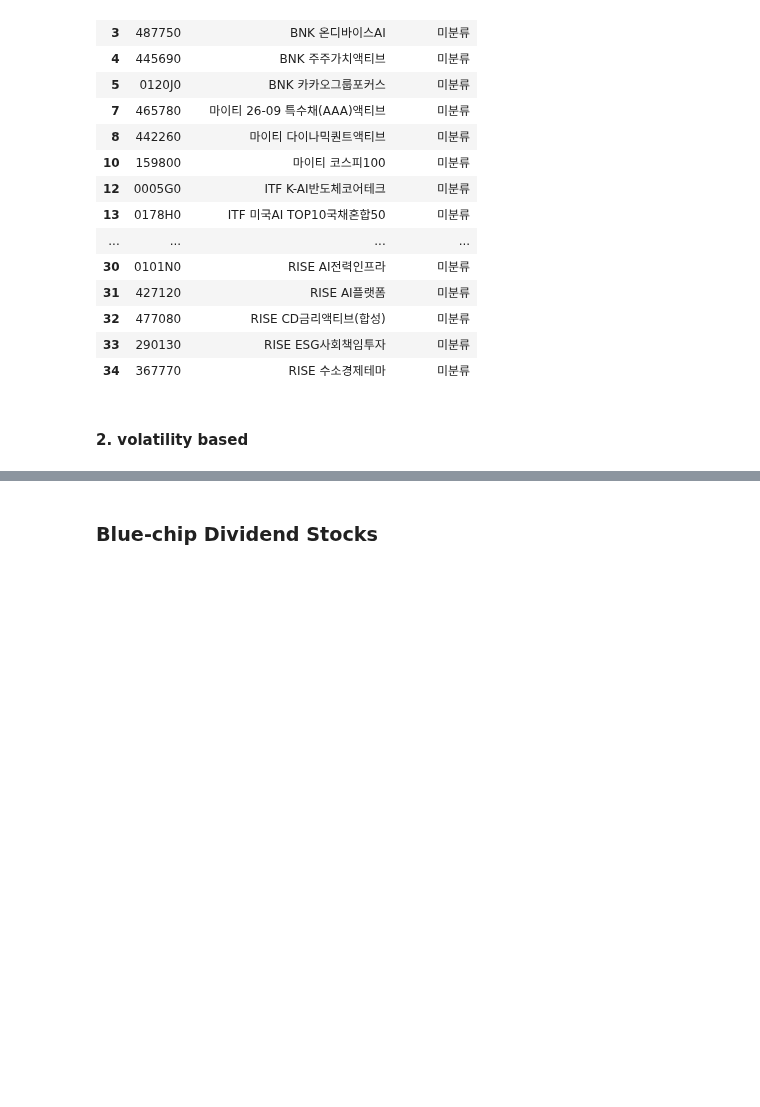
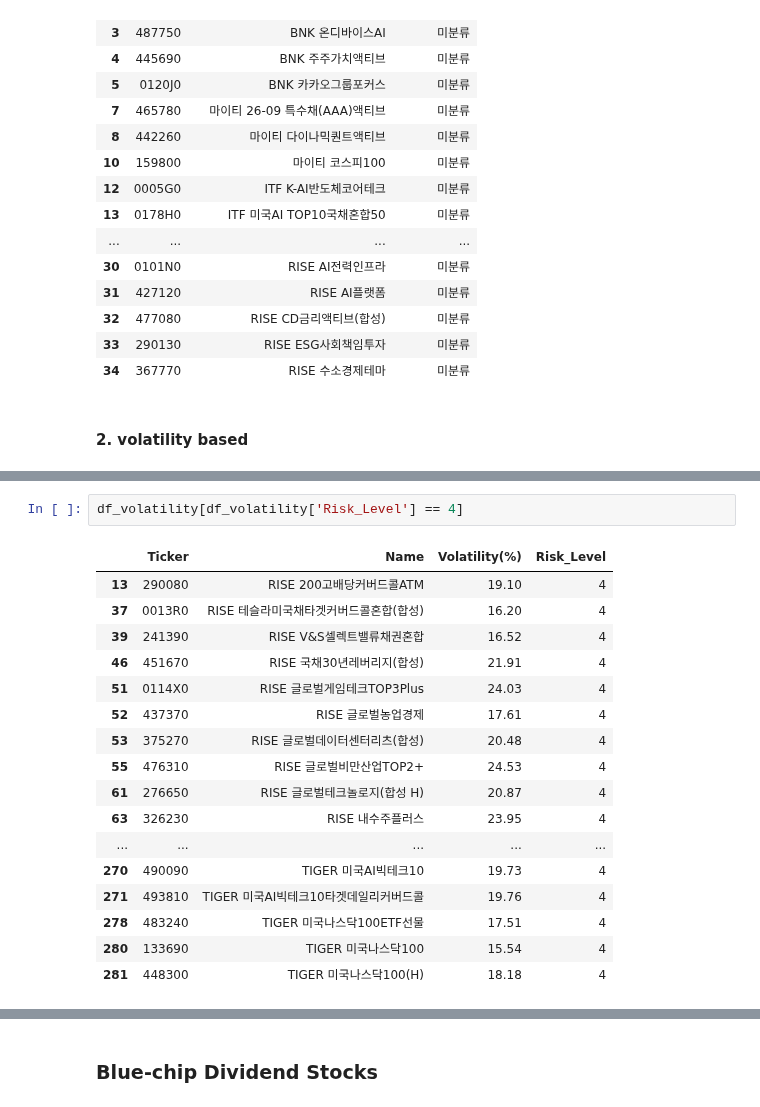
Before and after one commit to LeeJungYeonn/life-to-fin-recsys, a Jupyter notebook: code/pykrx_test.ipynb, the cells around one changed output, grey strips where cells are left out. Drawn from its saved outputs; the diff is of its cells as text; blank space fills up the shorter version.

```diff
--- a/code/pykrx_test.ipynb
+++ b/code/pykrx_test.ipynb
@@ -216,0 +282,20 @@ KeyboardInterrupt:
+# %%
+df_volatility[df_volatility['Risk_Level'] == 4]
+# %% [output]
+|  | Ticker | Name | Volatility(%) | Risk_Level |
+| 13 | 290080 | RISE 200고배당커버드콜ATM | 19.10 | 4 |
+| 37 | 0013R0 | RISE 테슬라미국채타겟커버드콜혼합(합성) | 16.20 | 4 |
+| 39 | 241390 | RISE V&S셀렉트밸류채권혼합 | 16.52 | 4 |
+| 46 | 451670 | RISE 국채30년레버리지(합성) | 21.91 | 4 |
+| 51 | 0114X0 | RISE 글로벌게임테크TOP3Plus | 24.03 | 4 |
+| 52 | 437370 | RISE 글로벌농업경제 | 17.61 | 4 |
+| 53 | 375270 | RISE 글로벌데이터센터리츠(합성) | 20.48 | 4 |
+| 55 | 476310 | RISE 글로벌비만산업TOP2+ | 24.53 | 4 |
+| 61 | 276650 | RISE 글로벌테크놀로지(합성 H) | 20.87 | 4 |
+| 63 | 326230 | RISE 내수주플러스 | 23.95 | 4 |
+| ... | ... | ... | ... | ... |
+| 270 | 490090 | TIGER 미국AI빅테크10 | 19.73 | 4 |
+| 271 | 493810 | TIGER 미국AI빅테크10타겟데일리커버드콜 | 19.76 | 4 |
+| 278 | 483240 | TIGER 미국나스닥100ETF선물 | 17.51 | 4 |
+| 280 | 133690 | TIGER 미국나스닥100 | 15.54 | 4 |
+| 281 | 448300 | TIGER 미국나스닥100(H) | 18.18 | 4 |
```
Also changed, not shown: parts of 6 cells of this notebook.
